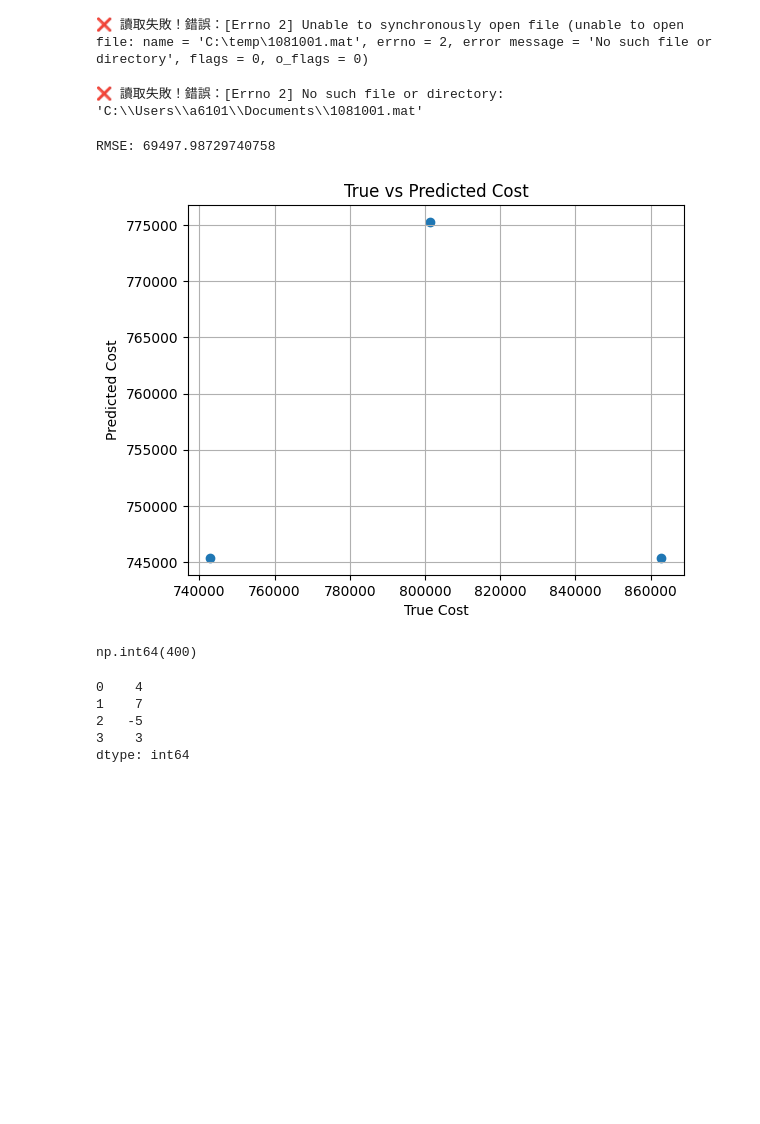
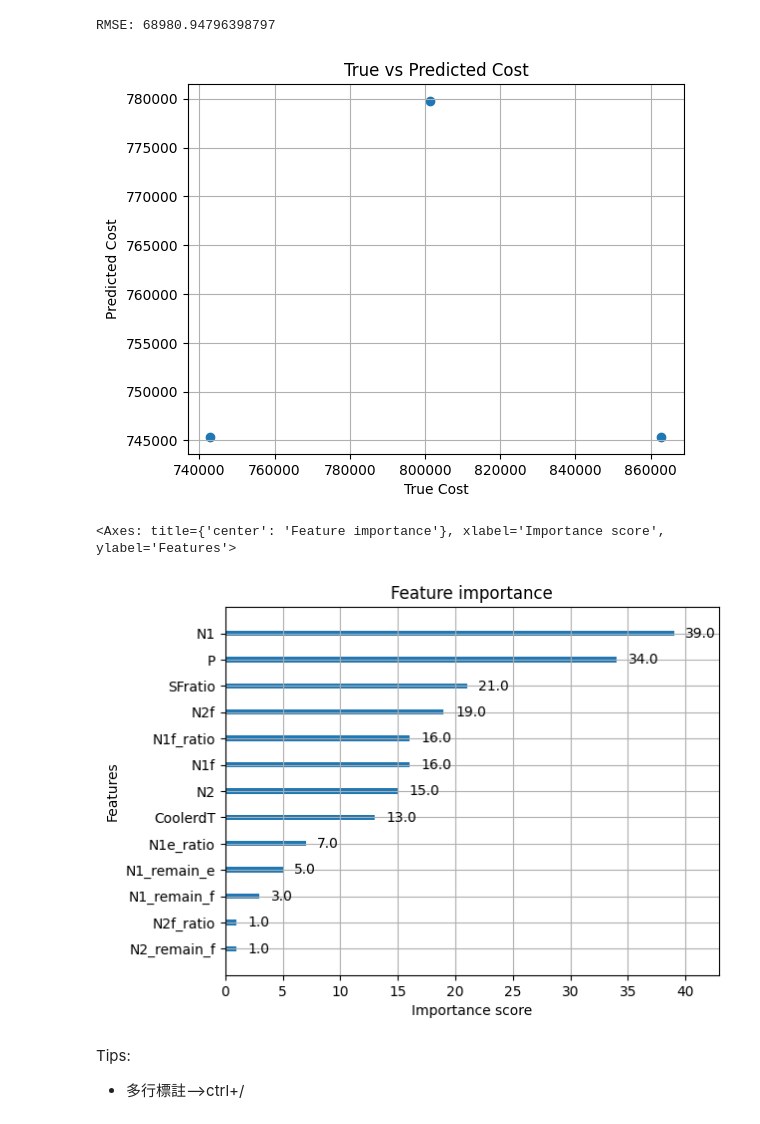
Before and after one commit to Tina54322/Python, a Jupyter notebook: XGboost.ipynb, the cells around one changed output. Cells and saved outputs as stored; diff of their text form; code cells hidden in the pictures; blank space fills up the shorter version.

```diff
--- a/XGboost.ipynb
+++ b/XGboost.ipynb
@@ -1,24 +0,0 @@
-# %%
-import h5py
-
-file_path = r"C:\temp\1081001.mat"
-
-try:
-    with h5py.File(file_path, 'r') as f:
-        print(list(f.keys()))  # 列出變數名稱
-except Exception as e:
-    print(f"❌ 讀取失敗！錯誤：{e}")
-# %% [output]
-❌ 讀取失敗！錯誤：[Errno 2] Unable to synchronously open file (unable to open file: name = 'C:\temp\1081001.mat', errno = 2, error message = 'No such file or directory', flags = 0, o_flags = 0)
-# %%
-import scipy.io
-
-file_path = r"C:\Users\a6101\Documents\1081001.mat"
-
-try:
-    mat_data = scipy.io.loadmat(file_path)
-    print(mat_data.keys())  # 顯示變數名稱
-except Exception as e:
-    print(f"❌ 讀取失敗！錯誤：{e}")
-# %% [output]
-❌ 讀取失敗！錯誤：[Errno 2] No such file or directory: 'C:\\Users\\a6101\\Documents\\1081001.mat'
@@ -38,17 +1,31 @@ df.head(), df.info()
 # %%
 import xgboost as xgb
 import pandas as pd
+import ast
+import numpy as np
 from sklearn.model_selection import train_test_split
 from sklearn.metrics import mean_squared_error
-import numpy as np
 
 # 讀取數據
 df = pd.read_csv("sum10gen.csv")
+df = df.replace([np.inf, -np.inf], np.nan)
 df = df.dropna()
-# np.isinf(data.Cost)
+# Split the '[N1, N1f, N1e]' column into separate columns
+df[['N1', 'N1f', 'N1e']] = df['[N1, N1f, N1e]'].apply(lambda x: pd.Series(ast.literal_eval(x)))
+df[['N2', 'N2f']] = df['[N2, N2f]'].apply(lambda x: pd.Series(ast.literal_eval(x)))
+
+# 加入派生特徵
+df["N1f_ratio"] = df["N1f"] / (df["N1"] + 1e-8)
+df["N1e_ratio"] = df["N1e"] / (df["N1"] + 1e-8)
+df["N1_remain_f"] = df["N1"] - df["N1f"]
+df["N1_remain_e"] = df["N1"] - df["N1e"]
+df["N1f_plus_e"] = df["N1f"] + df["N1e"]
+df["N1f_e_ratio"] = df["N1f"] / (df["N1e"] + 1e-8)
+df["N2f_ratio"] = df["N2f"] / (df["N2"] + 1e-8)
+df["N2_remain_f"] = df["N2"] - df["N2f"]
 
 # 選取特徵X及標籤y欄位
-X = df[["P", "SFratio", "CoolerdT"]]  # 你要用來預測的輸入變數
+X = df[["N1", "N1f", "N1e", "N2", "N2f", "P", "SFratio", "CoolerdT", "N1f_ratio", "N1e_ratio", "N1_remain_f", "N1_remain_e", "N1f_plus_e", "N1f_e_ratio", "N2_remain_f", "N2f_ratio"]]  # 你要用來預測的輸入變數
 y = df["Cost"]             # 你想預測的目標（例如：成本）
 
 # 切分訓練和測試數據
@@ -77,33 +54,20 @@ preds = xg_reg.predict(test_dmatrix)
 rmse = np.sqrt(mean_squared_error(y_test, preds))
 print(f"RMSE: {rmse}")
 # %% [output]
-RMSE: 69497.98729740758
+RMSE: 68980.94796398797
 # %%
 import matplotlib.pyplot as plt
 plt.scatter(y_test, preds)
 plt.xlabel("True Cost")
 plt.ylabel("Predicted Cost")
 plt.title("True vs Predicted Cost")
 plt.grid()
 plt.show()
+xgb.plot_importance(xg_reg)
 # %% [output]
-[figure, old version]
+[figure, new version]
+<Axes: title={'center': 'Feature importance'}, xlabel='Importance score', ylabel='Features'>
+[figure, added]
-# %%
-import pandas as pd
-
-mydict = [{'a': 1, 'b': 2, 'c': 3, 'd': 4},
-          {'a': 100, 'b': 200, 'c': 300, 'd': 400},
-          {'a': 1000, 'b': 2000, 'c': 3000, 'd': 4000}]
-# type(mydict)
-df = pd.DataFrame(mydict)  #(多行標註-->ctrl+/)
-df.iloc[1,3]
-# %% [output]
-np.int64(400)
-# %%
-pd.Series([4, 7, -5, 3])
-# %% [output]
-0    4
-1    7
-2   -5
-3    3
-dtype: int64
+# %% [markdown]
+Tips:
+- 多行標註-->ctrl+/
```
Also changed, not shown: parts of 9 cells of this notebook, 1 other file.
